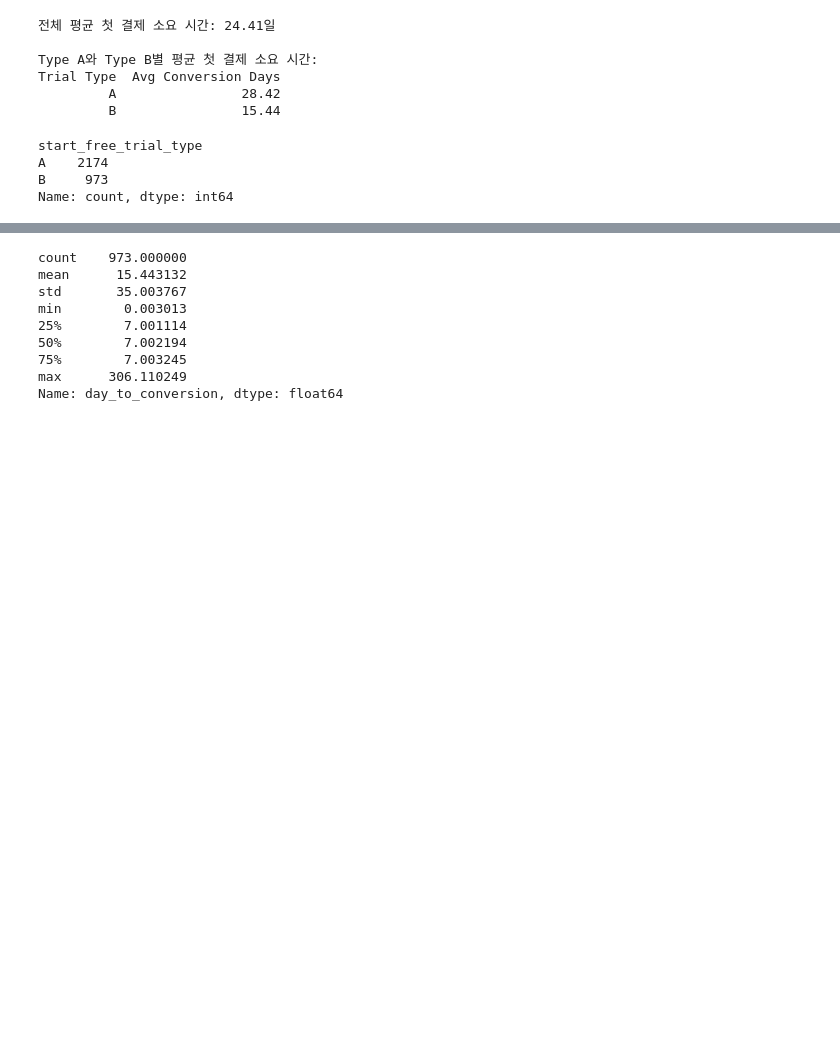
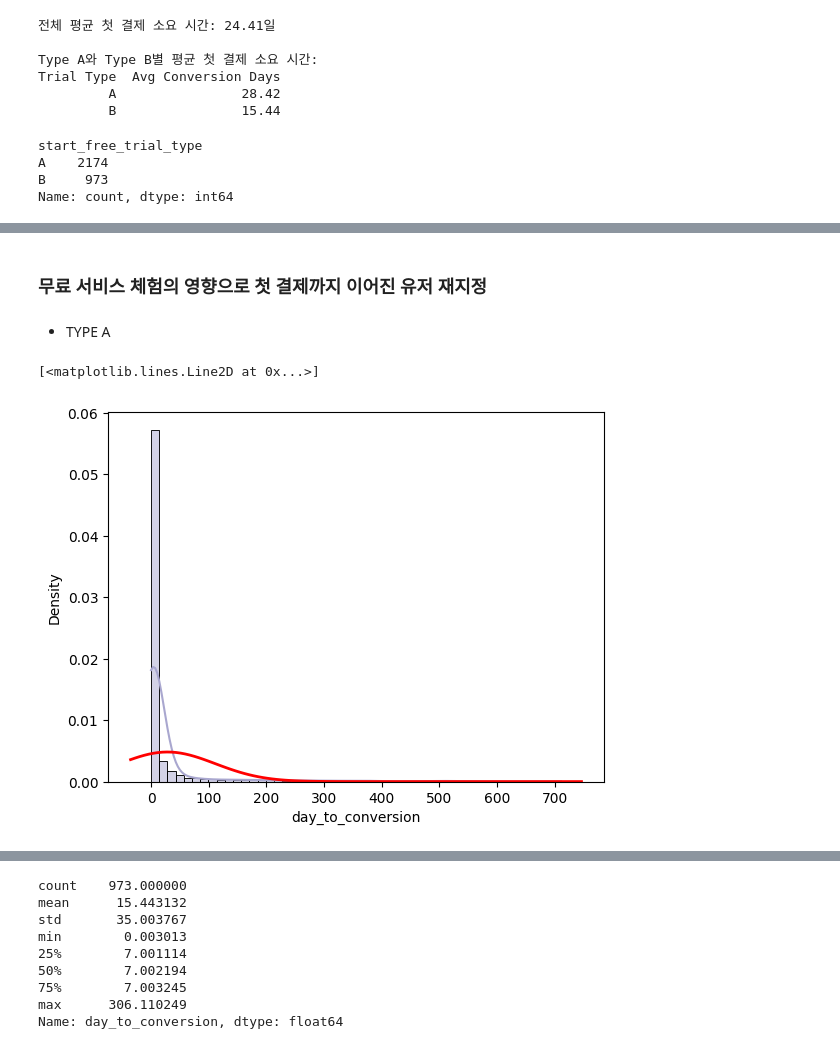
Before and after one commit to saeraniren/intermediate_project, a Jupyter notebook: geumhui_main.ipynb, the cells around one changed output, grey strips where cells are left out. Cells and saved outputs as stored; diff of their text form; code cells hidden in the pictures; blank space fills up the shorter version.

```diff
--- a/geumhui_main.ipynb
+++ b/geumhui_main.ipynb
@@ -2908,0 +3046,18 @@ Name: day_to_conversion, dtype: float64
+# %% [markdown]
+### 무료 서비스 체험의 영향으로 첫 결제까지 이어진 유저 재지정
+# %% [markdown]
+- TYPE A
+# %%
+import scipy.stats as stats
+
+type_A_conversion_times = free_complete_yes[free_complete_yes["start_free_trial_type"] == "A"]["day_to_conversion"]
+
+sns.histplot(type_A_conversion_times, bins=50, kde=True, color= palette[5], stat="density", label="실제 데이터")
+mu, std = np.mean(type_A_conversion_times), np.std(type_A_conversion_times)
+xmin, xmax = plt.xlim()  # xmin, xmax 값 설정
+x = np.linspace(xmin, xmax, 100)
+p = stats.norm.pdf(x, mu, std)
+plt.plot(x, p, 'r', linewidth=2, label="정규 분포 곡선")
+# %% [output]
+[<matplotlib.lines.Line2D at 0x...>]
+[figure, added]
```
Also changed, not shown: parts of 47 cells of this notebook.
